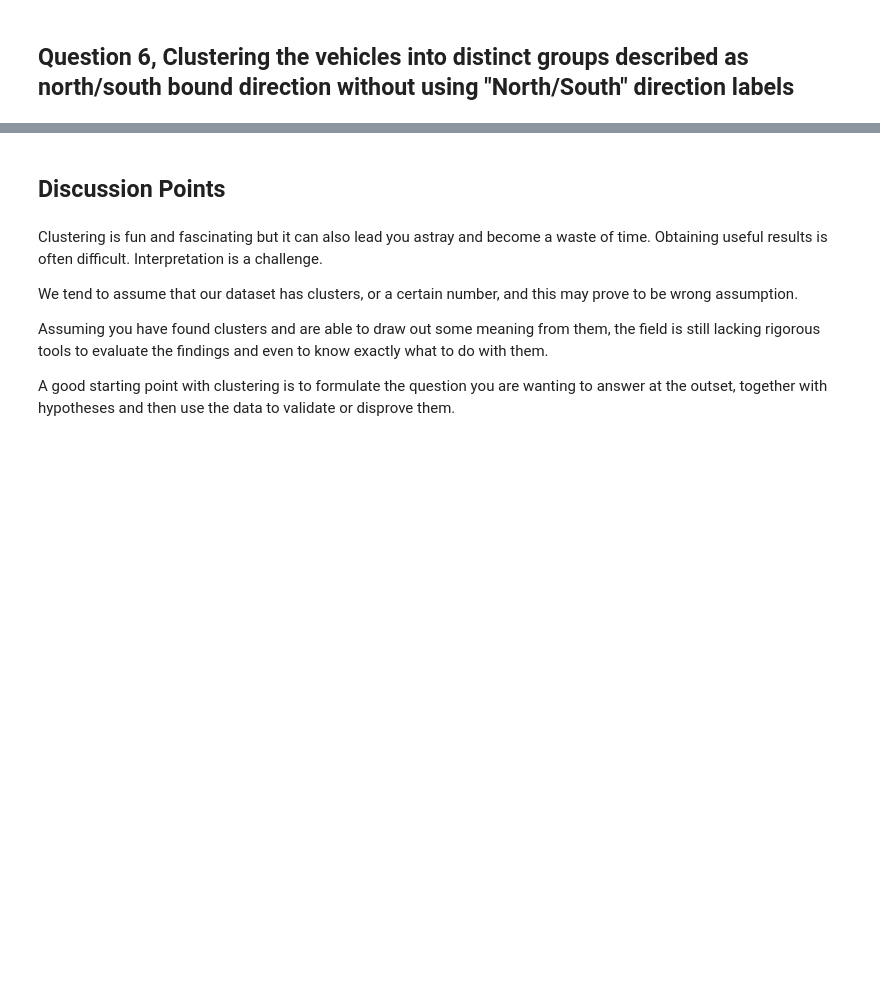
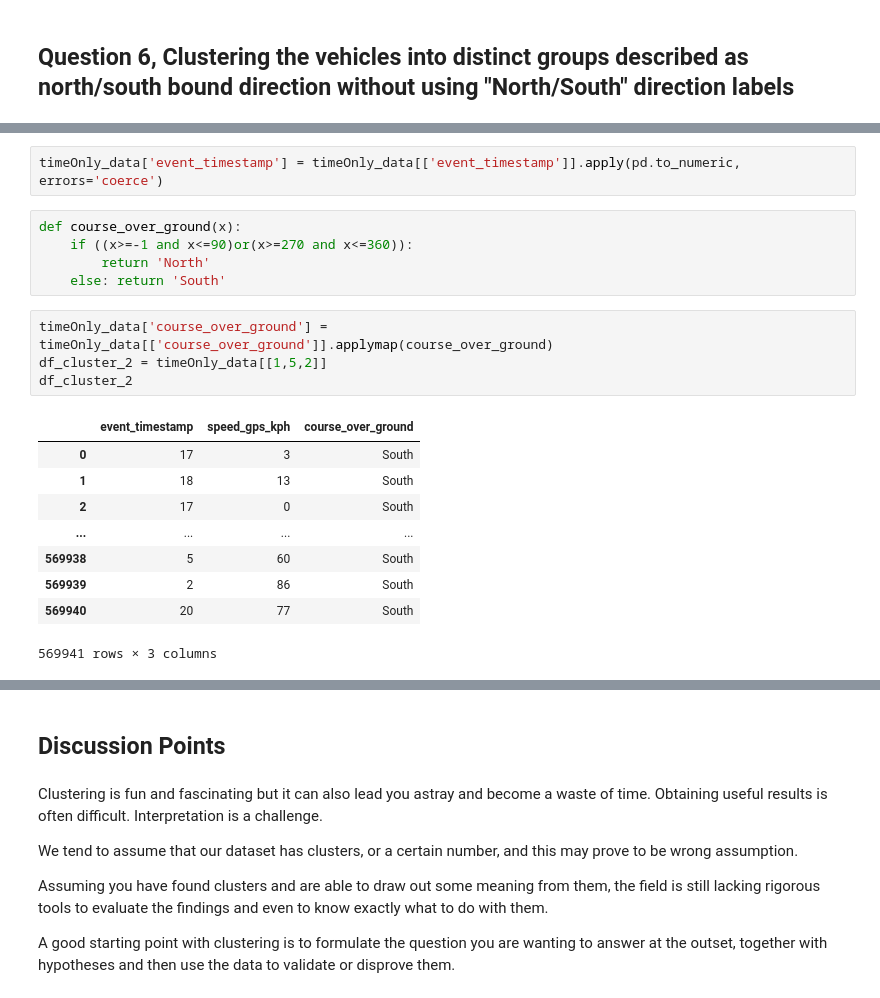
Before and after one commit to EROADdataAnalysis/EROAD, a Jupyter notebook: Project 3 Final Notebook by Adrian and Zack .ipynb, the cells around one changed output, grey strips where cells are left out. Saved outputs shown, nothing was run; the diff lists cells and outputs as text; blank space fills up the shorter version.

```diff
--- a/Project 3 Final Notebook by Adrian and Zack .ipynb
+++ b/Project 3 Final Notebook by Adrian and Zack .ipynb
@@ -930,0 +924,21 @@ ValueError: time data '2015-11-15 17:46:40' does not match format '%d/%m/%y %H:%
+# %%
+timeOnly_data['event_timestamp'] = timeOnly_data[['event_timestamp']].apply(pd.to_numeric, errors='coerce')
+# %%
+def course_over_ground(x):
+    if ((x>=-1 and x<=90)or(x>=270 and x<=360)):
+        return 'North'
+    else: return 'South'
+# %%
+timeOnly_data['course_over_ground'] = timeOnly_data[['course_over_ground']].applymap(course_over_ground)
+df_cluster_2 = timeOnly_data[[1,5,2]]
+df_cluster_2
+# %% [output]
+|  | event_timestamp | speed_gps_kph | course_over_ground |
+| 0 | 17 | 3 | South |
+| 1 | 18 | 13 | South |
+| 2 | 17 | 0 | South |
+| ... | ... | ... | ... |
+| 569938 | 5 | 60 | South |
+| 569939 | 2 | 86 | South |
+| 569940 | 20 | 77 | South |
+569941 rows × 3 columns
```
Also changed, not shown: parts of 22 cells of this notebook.
